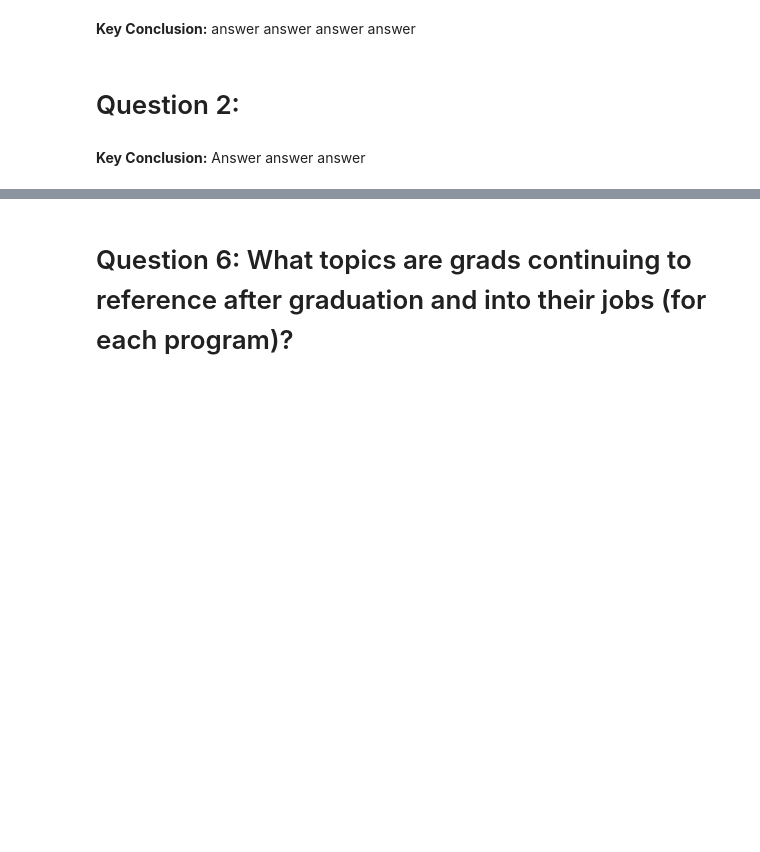
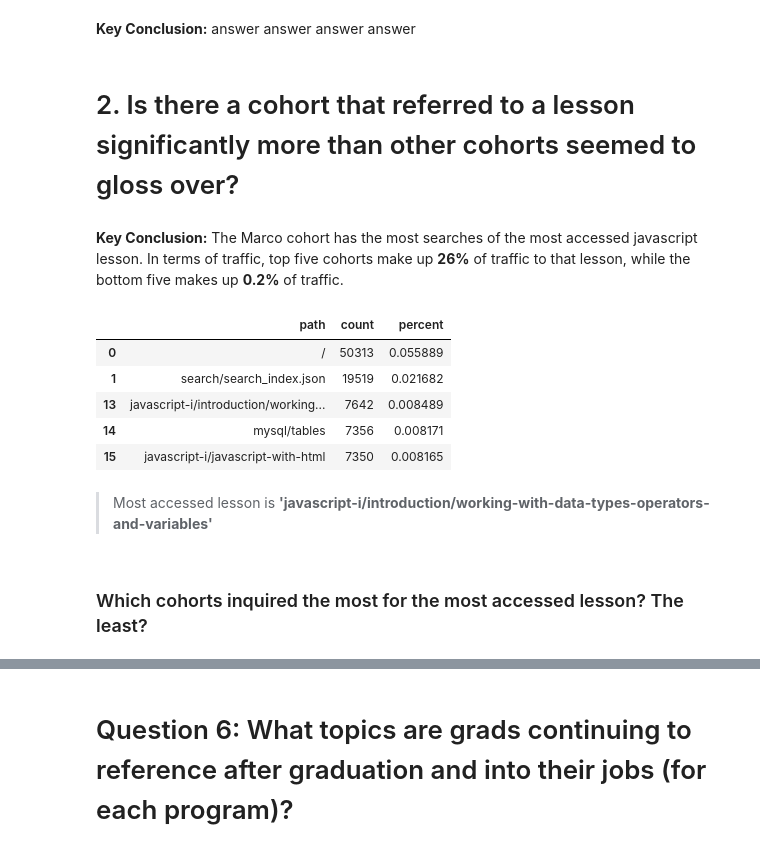
Before and after one commit to AACKV/anomaly_detection_project, a Jupyter notebook: final_report.ipynb, the cells around one changed output, grey strips where cells are left out. Drawn from its saved outputs; the diff is of its cells as text; code cells hidden in the pictures; blank space fills up the shorter version.

Commit message:
added utility funcitons, added in Arsenes Question 2 for the final notebook

```diff
--- a/final_report.ipynb
+++ b/final_report.ipynb
@@ -30,6 +30,4 @@ df = wrangle.wrangle_logs()
 # %%
 # any explanation of the visualization you feel is necessary.
 # %% [markdown]
-# Question 2:
+# 2. Is there a cohort that referred to a lesson significantly more than other cohorts seemed to gloss over?
-# %% [markdown]
-**Key Conclusion:** Answer answer answer
@@ -39,0 +34,17 @@ df = wrangle.wrangle_logs()
+# %% [markdown]
+**Key Conclusion:** The Marco cohort has the most searches of the most accessed javascript lesson. In terms of traffic, top five cohorts make up **26%** of traffic to that lesson, while the bottom five makes up **0.2%** of traffic.
+# %%
+# Showing the top accessed paths that have an endpoint
+path_df = utilities.path_counts(df.path)
+path_df.head()
+# %% [output]
+|  | path | count | percent |
+| 0 | / | 50313 | 0.055889 |
+| 1 | search/search_index.json | 19519 | 0.021682 |
+| 13 | javascript-i/introduction/working... | 7642 | 0.008489 |
+| 14 | mysql/tables | 7356 | 0.008171 |
+| 15 | javascript-i/javascript-with-html | 7350 | 0.008165 |
+# %% [markdown]
+> Most accessed lesson is **'javascript-i/introduction/working-with-data-types-operators-and-variables'**
+# %% [markdown]
+### Which cohorts inquired the most for the most accessed lesson? The least?
```
Also changed, not shown: parts of 14 cells of this notebook, 1 other file.
